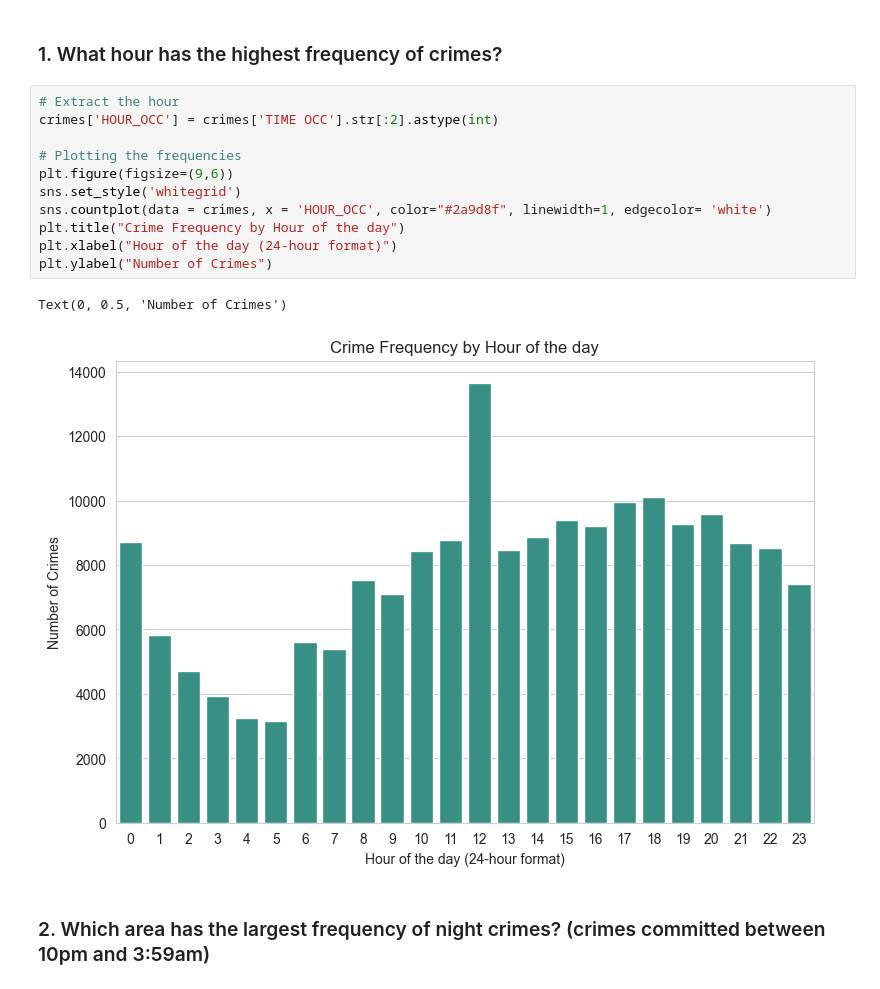
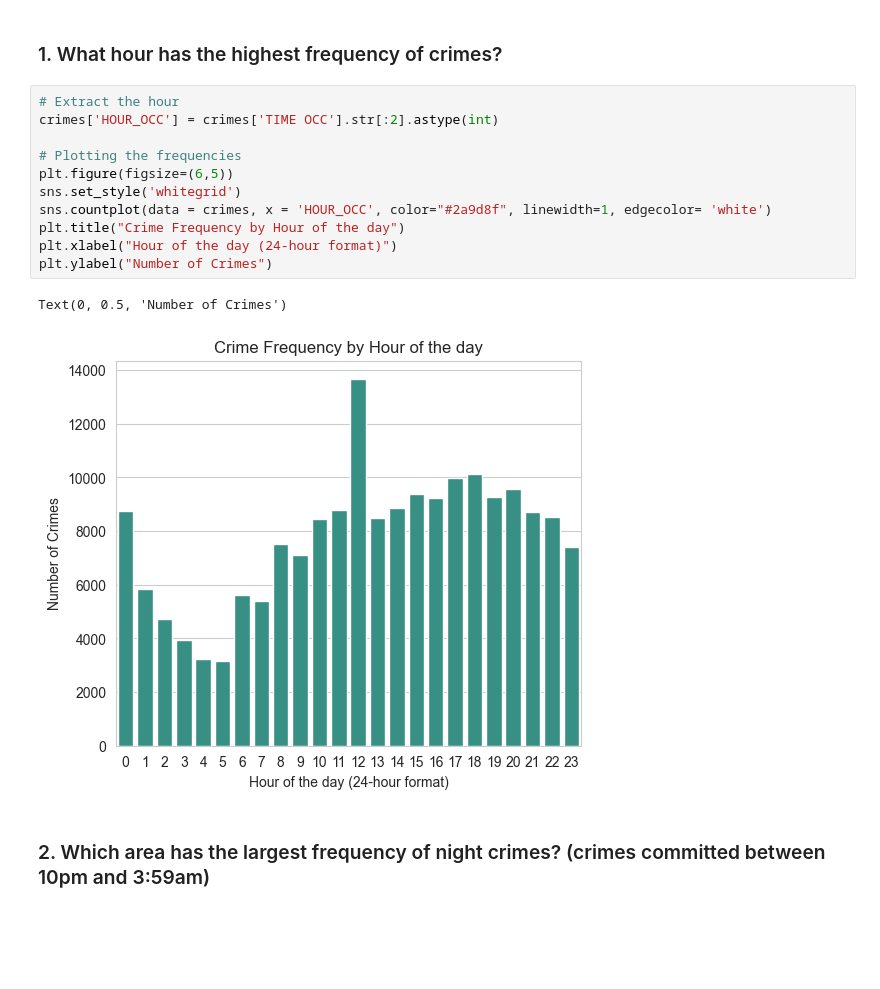
Before and after one commit to hang68pro/Analyzing_LACrimes, a Jupyter notebook: Crimes.ipynb, the cells around one changed output. Saved outputs shown, nothing was run; the diff lists cells and outputs as text; blank space fills up the shorter version.

```diff
--- a/Crimes.ipynb
+++ b/Crimes.ipynb
@@ -58,17 +54,17 @@ crimes.head(5)
 # %%
 # Extract the hour
 crimes['HOUR_OCC'] = crimes['TIME OCC'].str[:2].astype(int)
 
 # Plotting the frequencies
-plt.figure(figsize=(9,6))
+plt.figure(figsize=(6,5))
 sns.set_style('whitegrid')
 sns.countplot(data = crimes, x = 'HOUR_OCC', color="#2a9d8f", linewidth=1, edgecolor= 'white')
 plt.title("Crime Frequency by Hour of the day")
 plt.xlabel("Hour of the day (24-hour format)")
 plt.ylabel("Number of Crimes")
 # %% [output]
 Text(0, 0.5, 'Number of Crimes')
-[figure, old version]
+[figure, new version]
 # %% [markdown]
 ### 2. Which area has the largest frequency of night crimes? (crimes committed between 10pm and 3:59am)
 # %%
```
Also changed, not shown: parts of 10 cells of this notebook.
